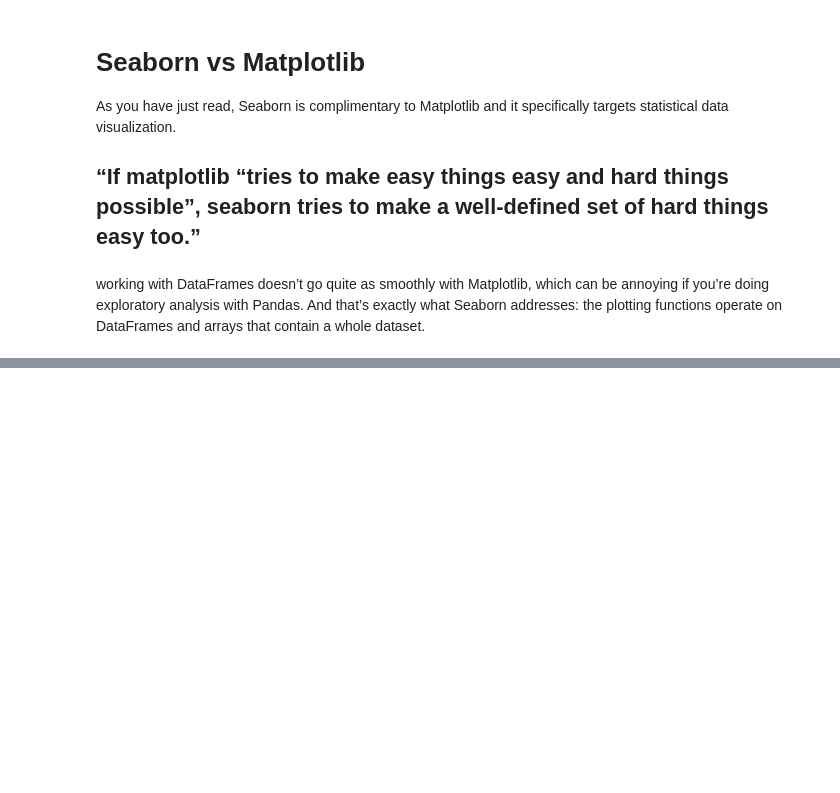
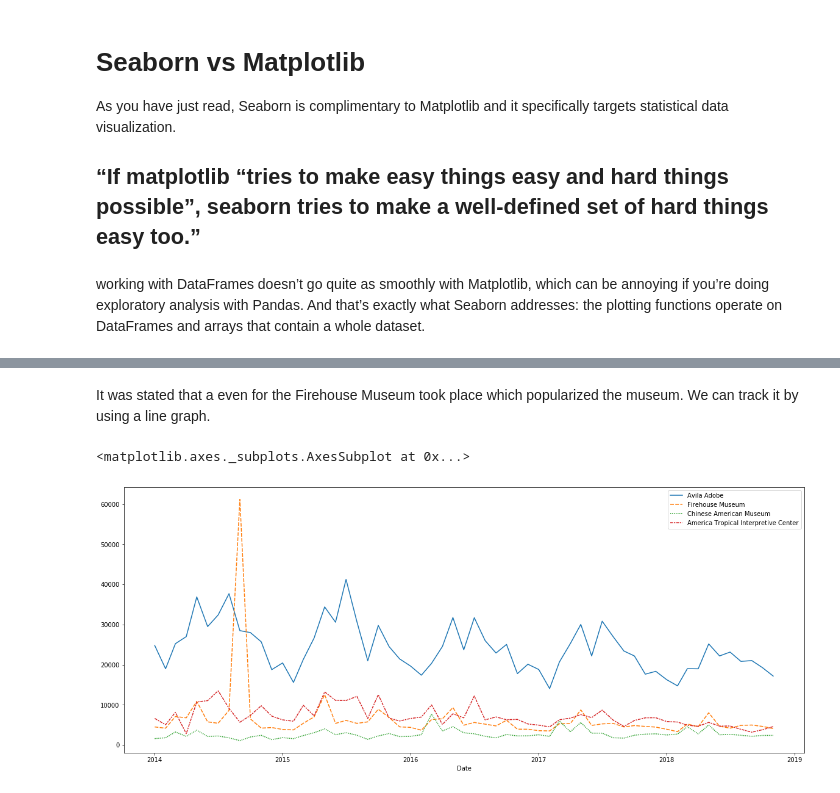
Before and after one commit to SB-Jr/tldr_plotting, a Jupyter notebook: Seaborn.ipynb, the cells around one changed output, grey strips where cells are left out. Saved outputs shown, nothing was run; the diff lists cells and outputs as text; code cells hidden in the pictures; blank space fills up the shorter version.

Commit message:
Added linechart, barplot and heatmap notes

```diff
--- a/Seaborn.ipynb
+++ b/Seaborn.ipynb
@@ -10,3 +10,10 @@ import seaborn as sns
 import matplotlib.pyplot as plt
 # %% [markdown]
 working with DataFrames doesn’t go quite as smoothly with Matplotlib, which can be annoying if you’re doing exploratory analysis with Pandas. And that’s exactly what Seaborn addresses: the plotting functions operate on DataFrames and arrays that contain a whole dataset.
+# %%
+#ALl the data
+fifa_data_path = 'data/fifa.csv'
+flight_delay_data_path = 'data/flight_delays.csv'
+ign_scores_data_path = 'data/ign_scores.csv'
+insurance_data_path = 'data/insurance.csv'
+museum_data_path = 'data/museum_visitors.csv'
@@ -12,0 +26,3 @@ working with DataFrames doesn’t go quite as smoothly with Matplotlib, which ca
+# %%
+museum_df = pd.read_csv(museum_data_path, index_col='Date', parse_dates=True)
+museum_df.head()
@@ -12,0 +37,8 @@ working with DataFrames doesn’t go quite as smoothly with Matplotlib, which ca
+# %% [markdown]
+It was stated that a even for the Firehouse Museum took place which popularized the museum. We can track it by using a line graph.
+# %%
+plt.figure(figsize=(20,8))
+sns.lineplot(data=museum_df)
+# %% [output]
+<matplotlib.axes._subplots.AxesSubplot at 0x...>
+[figure, added]
```
Also changed, not shown: parts of 20 cells of this notebook, 5 other files.
